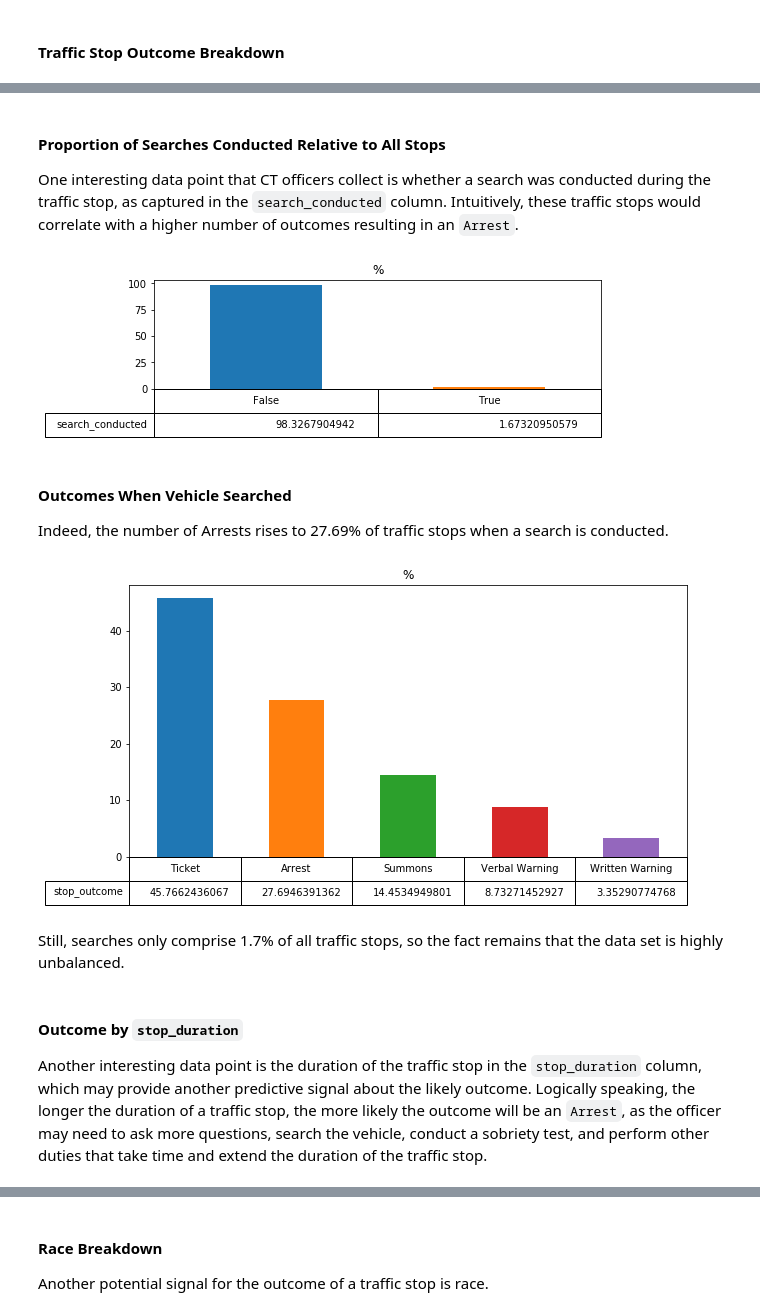
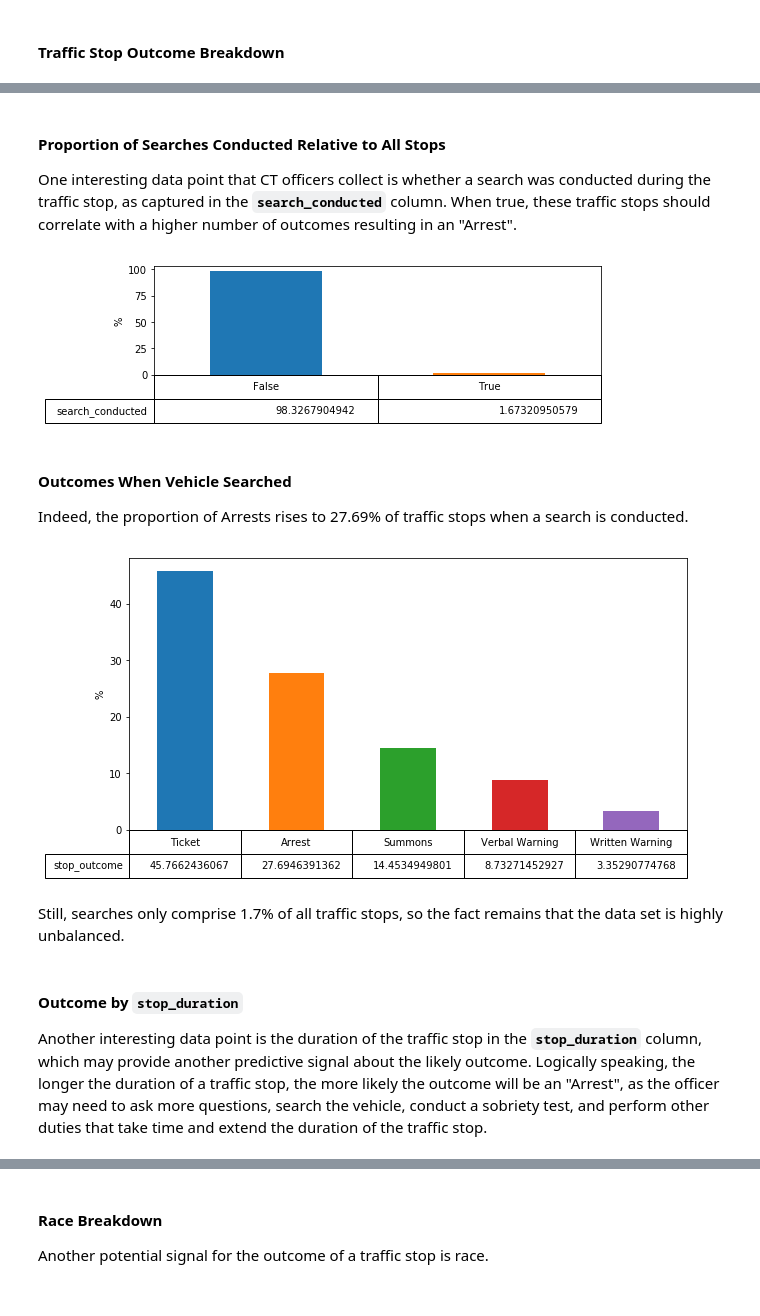
Before and after one commit to patrickmpoon/machine-learning, a Jupyter notebook: projects/capstone/Traffic_Stop_Outcome_Predictor.ipynb, the cells around one changed output, grey strips where cells are left out. Drawn from its saved outputs; the diff is of its cells as text; code cells hidden in the pictures.

```diff
--- a/projects/capstone/Traffic_Stop_Outcome_Predictor.ipynb
+++ b/projects/capstone/Traffic_Stop_Outcome_Predictor.ipynb
@@ -196,27 +196,29 @@ outcome_breakdown.tables[0].scale(1, 2)
 # %% [markdown]
 #### Proportion of Searches Conducted Relative to All Stops
 
-One interesting data point that CT officers collect is whether a search was conducted during the traffic stop, as captured in the `search_conducted` column.  Intuitively, these traffic stops would correlate with a higher number of outcomes resulting in an `Arrest`.
+One interesting data point that CT officers collect is whether a search was conducted during the traffic stop, as captured in the **`search_conducted`** column.  When true, these traffic stops should correlate with a higher number of outcomes resulting in an "Arrest".
 # %%
-searches = df['search_conducted'].value_counts(normalize=True).mul(100).plot.bar(figsize=(8, 2), table=True, title="%")
+searches = df['search_conducted'].value_counts(normalize=True).mul(100).plot.bar(figsize=(8, 2), table=True)
 searches.axes.get_xaxis().set_visible(False)
+searches.axes.set_ylabel('%')
 searches.tables[0].scale(1, 2)
 # %% [output]
-[figure, old version]
+[figure, new version]
 # %% [markdown]
 #### Outcomes When Vehicle Searched
 
-Indeed, the number of Arrests rises to 27.69% of traffic stops when a search is conducted.
+Indeed, the proportion of Arrests rises to 27.69% of traffic stops when a search is conducted.
 # %%
-outcome_when_searched = df[df['search_conducted'] == True]['stop_outcome'].value_counts(normalize=True).mul(100).plot.bar(figsize=(10, 5), table=True, title='%')
+outcome_when_searched = df[df['search_conducted'] == True]['stop_outcome'].value_counts(normalize=True).mul(100).plot.bar(figsize=(10, 5), table=True)
 outcome_when_searched.axes.get_xaxis().set_visible(False)
+outcome_when_searched.axes.set_ylabel('%')
 outcome_when_searched.tables[0].scale(1, 2)
 # %% [output]
-[figure, old version]
+[figure, new version]
 # %% [markdown]
 Still, searches only comprise 1.7% of all traffic stops, so the fact remains that the data set is highly unbalanced.
 # %% [markdown]
 #### Outcome by `stop_duration`
 
-Another interesting data point is the duration of the traffic stop in the `stop_duration` column, which may provide another predictive signal about the likely outcome.  Logically speaking, the longer the duration of a traffic stop, the more likely the outcome will be an `Arrest`, as the officer may need to ask more questions, search the vehicle, conduct a sobriety test, and perform other duties that take time and extend the duration of the traffic stop.
+Another interesting data point is the duration of the traffic stop in the **`stop_duration`** column, which may provide another predictive signal about the likely outcome.  Logically speaking, the longer the duration of a traffic stop, the more likely the outcome will be an "Arrest", as the officer may need to ask more questions, search the vehicle, conduct a sobriety test, and perform other duties that take time and extend the duration of the traffic stop.
 # %%
```
Also changed, not shown: parts of 35 cells of this notebook.
